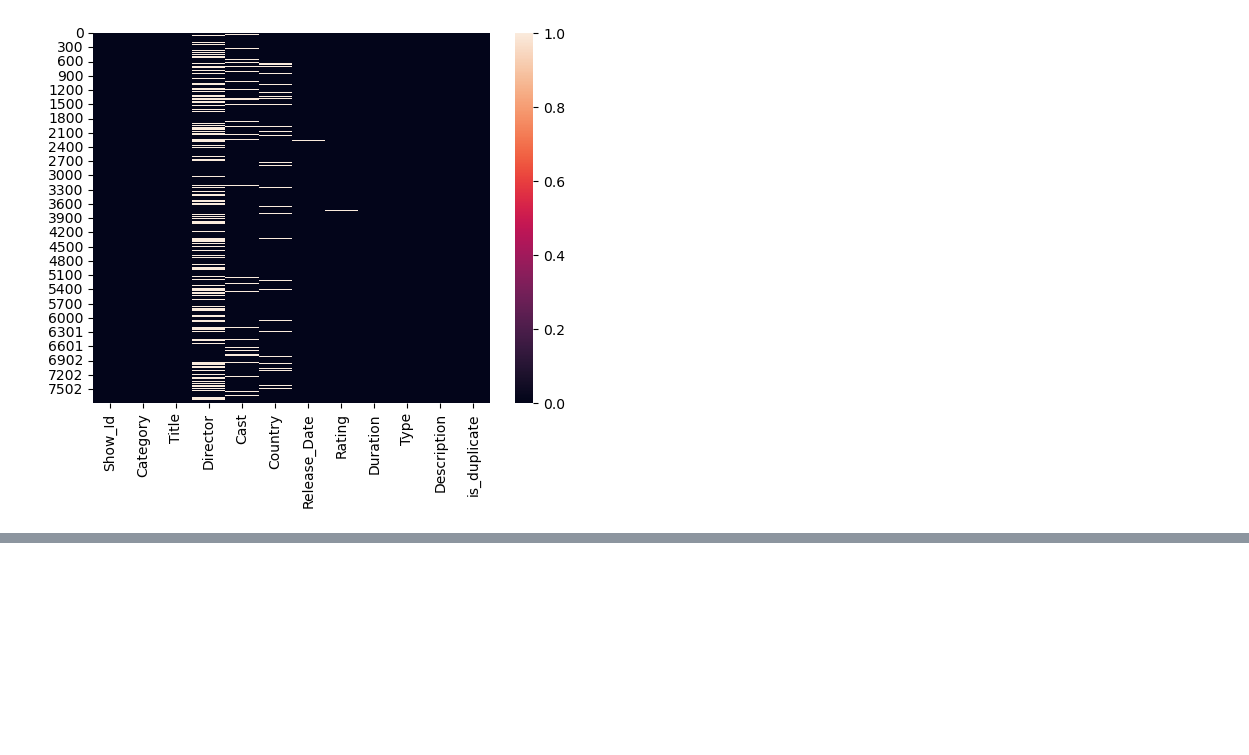
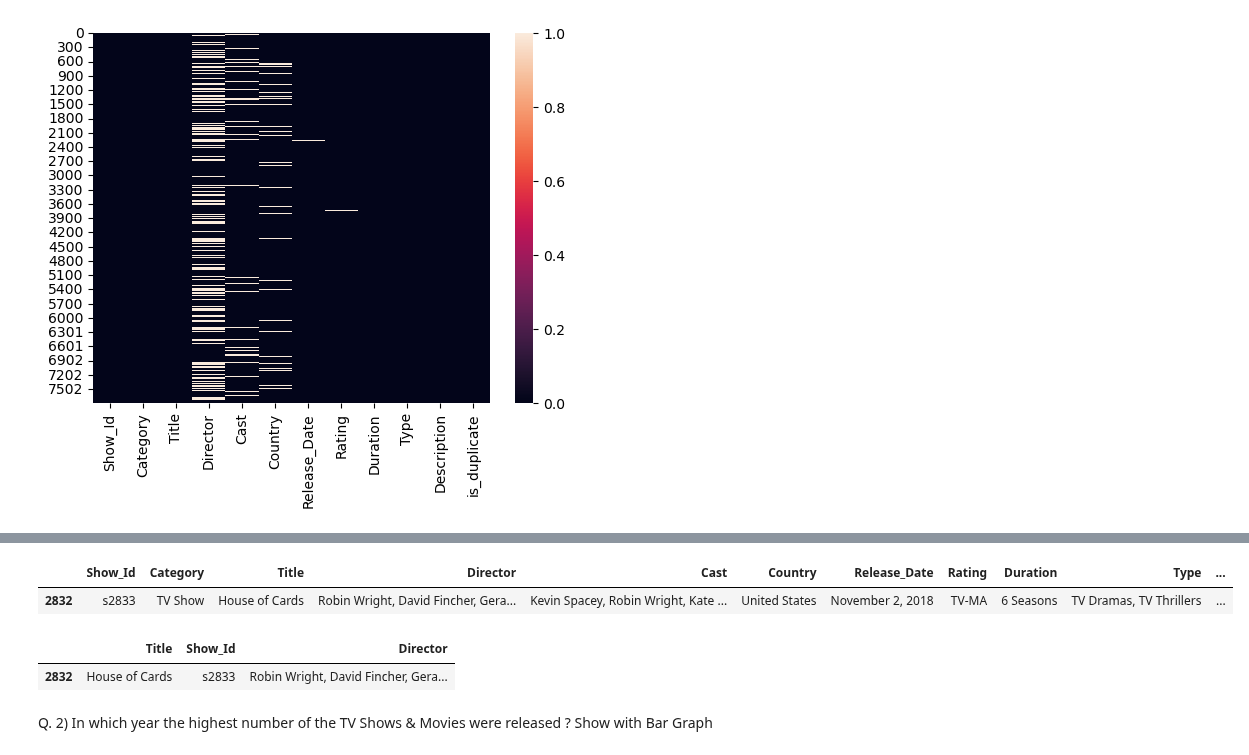
Before and after one commit to Lenmbugua/Analytics-Practice-Datasets, a Jupyter notebook: Netflix Dataset Project.ipynb, the cells around one changed output, grey strips where cells are left out. Saved outputs shown, nothing was run; the diff lists cells and outputs as text; code cells hidden in the pictures; blank space fills up the shorter version.

```diff
--- a/Netflix Dataset Project.ipynb
+++ b/Netflix Dataset Project.ipynb
@@ -147,0 +183,13 @@ sns.heatmap(df.isnull())                          # Using heat-map to show null
+# %%
+# Using str.contains() function to answer quiz one
+df[df['Title'].str.contains('House of Cards')]
+# %% [output]
+|  | Show_Id | Category | Title | Director | Cast | Country | Release_Date | Rating | Duration | Type | ... |
+| 2832 | s2833 | TV Show | House of Cards | Robin Wright, David Fincher, Gera... | Kevin Spacey, Robin Wright, Kate ... | United States | November 2, 2018 | TV-MA | 6 Seasons | TV Dramas, TV Thrillers | ... |
+# %%
+df.loc[df['Title'] == 'House of Cards', ['Title', 'Show_Id', 'Director']]     # Here i have used the .loc function to filter out the specific columns that were asked in quiz one
+# %% [output]
+|  | Title | Show_Id | Director |
+| 2832 | House of Cards | s2833 | Robin Wright, David Fincher, Gera... |
+# %% [markdown]
+Q. 2) In which year the highest number of the TV Shows & Movies were released ? Show with Bar Graph
```
Also changed, not shown: parts of 7 cells of this notebook.
